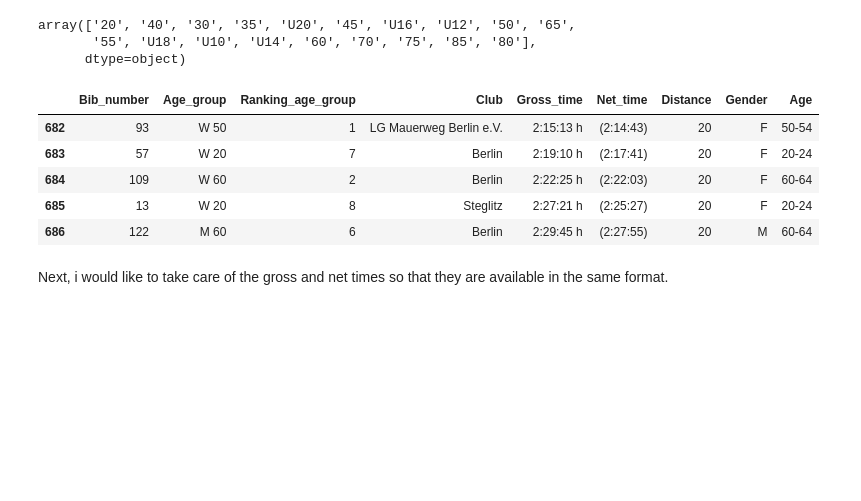
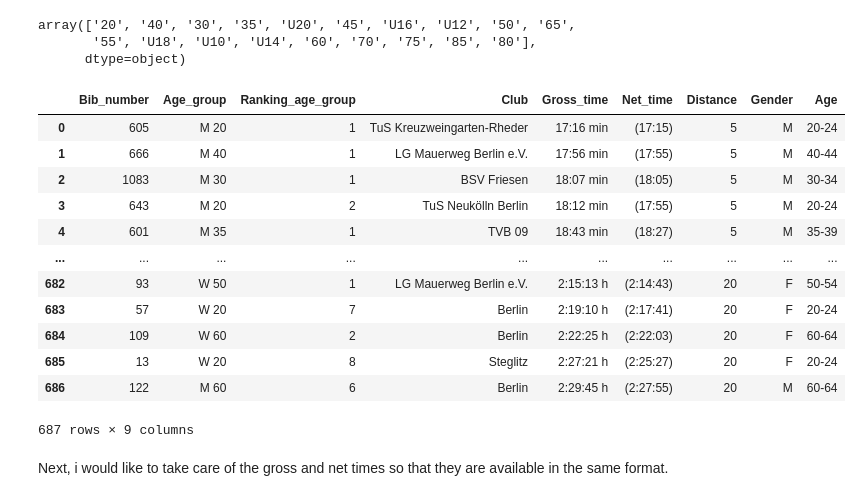
Before and after one commit to scheinmensch/Plaenterwaldlauf, a Jupyter notebook: Analysis.ipynb, the cells around one changed output. Cells and saved outputs as stored; diff of their text form; code cells hidden in the pictures; blank space fills up the shorter version.

```diff
--- a/Analysis.ipynb
+++ b/Analysis.ipynb
@@ -134,14 +136,21 @@ age_mapping = {'20': '20-24', '40': '40-44', '30': '30-34', '35': '35-39', 'U20'
 # %%
 data['Age'] = data['Age'].replace(age_mapping)
 # %%
-data.tail()
+data
 # %% [output]
 |  | Bib_number | Age_group | Ranking_age_group | Club | Gross_time | Net_time | Distance | Gender | Age |
+| 0 | 605 | M 20 | 1 | TuS Kreuzweingarten-Rheder | 17:16 min | (17:15) | 5 | M | 20-24 |
+| 1 | 666 | M 40 | 1 | LG Mauerweg Berlin e.V. | 17:56 min | (17:55) | 5 | M | 40-44 |
+| 2 | 1083 | M 30 | 1 | BSV Friesen | 18:07 min | (18:05) | 5 | M | 30-34 |
+| 3 | 643 | M 20 | 2 | TuS Neukölln Berlin | 18:12 min | (17:55) | 5 | M | 20-24 |
+| 4 | 601 | M 35 | 1 | TVB 09 | 18:43 min | (18:27) | 5 | M | 35-39 |
+| ... | ... | ... | ... | ... | ... | ... | ... | ... | ... |
 | 682 | 93 | W 50 | 1 | LG Mauerweg Berlin e.V. | 2:15:13 h | (2:14:43) | 20 | F | 50-54 |
 | 683 | 57 | W 20 | 7 | Berlin | 2:19:10 h | (2:17:41) | 20 | F | 20-24 |
 | 684 | 109 | W 60 | 2 | Berlin | 2:22:25 h | (2:22:03) | 20 | F | 60-64 |
 | 685 | 13 | W 20 | 8 | Steglitz | 2:27:21 h | (2:25:27) | 20 | F | 20-24 |
 | 686 | 122 | M 60 | 6 | Berlin | 2:29:45 h | (2:27:55) | 20 | M | 60-64 |
+687 rows × 9 columns
 # %% [markdown]
 Next, i would like to take care of the gross and net times so that they are available in the same format.
 # %%
```
Also changed, not shown: parts of 14 cells of this notebook.
